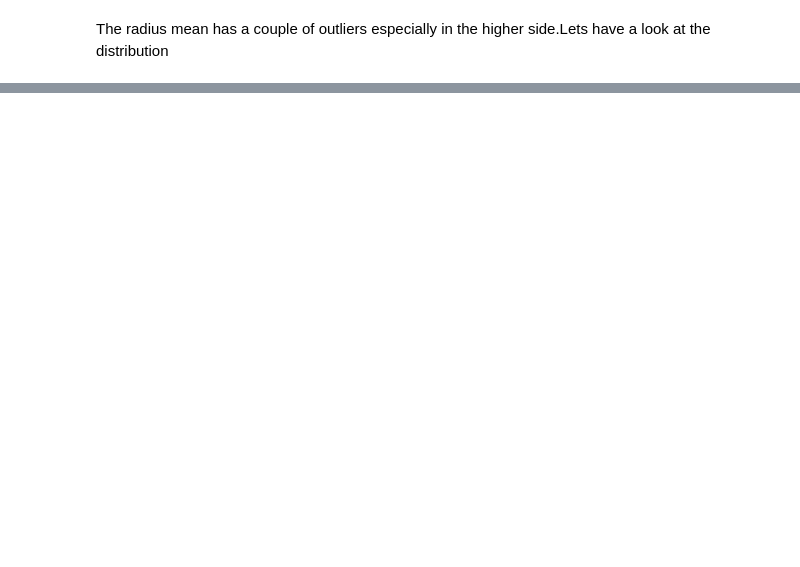
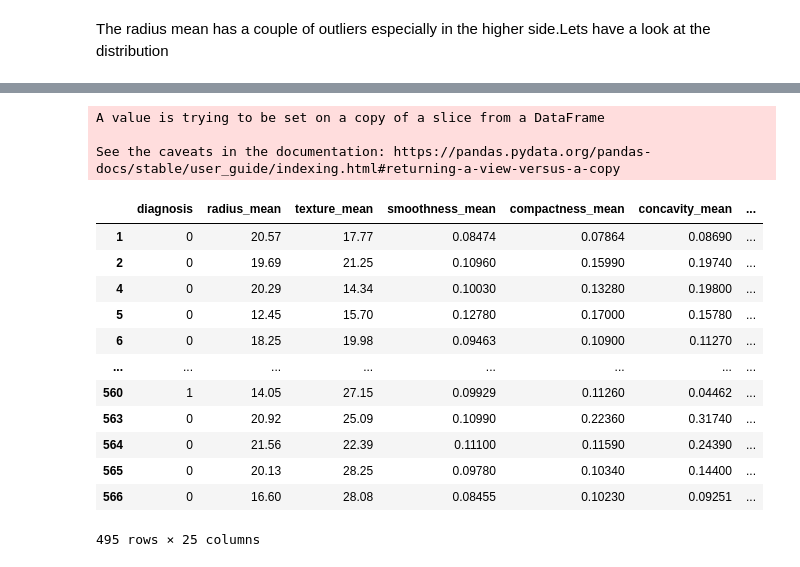
Before and after one commit to Blvisse/Breast-Cancer-Causality, a Jupyter notebook: notebooks/EDA.ipynb, the cells around one changed output, grey strips where cells are left out. Drawn from its saved outputs; the diff is of its cells as text; code cells hidden in the pictures; blank space fills up the shorter version.

```diff
--- a/notebooks/EDA.ipynb
+++ b/notebooks/EDA.ipynb
@@ -330,0 +582,21 @@ Index(['id', 'radius_mean', 'texture_mean', 'perimeter_mean', 'area_mean',
+# %%
+drop=['area_se','area_mean','area_worst','perimeter_worst','perimeter_se','perimeter_mean']
+data.drop(labels=drop,axis=1,inplace=True)
+data
+# %% [output]
+A value is trying to be set on a copy of a slice from a DataFrame
+
+See the caveats in the documentation: https://pandas.pydata.org/pandas-docs/stable/user_guide/indexing.html#returning-a-view-versus-a-copy
+|  | diagnosis | radius_mean | texture_mean | smoothness_mean | compactness_mean | concavity_mean | ... |
+| 1 | 0 | 20.57 | 17.77 | 0.08474 | 0.07864 | 0.08690 | ... |
+| 2 | 0 | 19.69 | 21.25 | 0.10960 | 0.15990 | 0.19740 | ... |
+| 4 | 0 | 20.29 | 14.34 | 0.10030 | 0.13280 | 0.19800 | ... |
+| 5 | 0 | 12.45 | 15.70 | 0.12780 | 0.17000 | 0.15780 | ... |
+| 6 | 0 | 18.25 | 19.98 | 0.09463 | 0.10900 | 0.11270 | ... |
+| ... | ... | ... | ... | ... | ... | ... | ... |
+| 560 | 1 | 14.05 | 27.15 | 0.09929 | 0.11260 | 0.04462 | ... |
+| 563 | 0 | 20.92 | 25.09 | 0.10990 | 0.22360 | 0.31740 | ... |
+| 564 | 0 | 21.56 | 22.39 | 0.11100 | 0.11590 | 0.24390 | ... |
+| 565 | 0 | 20.13 | 28.25 | 0.09780 | 0.10340 | 0.14400 | ... |
+| 566 | 0 | 16.60 | 28.08 | 0.08455 | 0.10230 | 0.09251 | ... |
+495 rows × 25 columns
```
Also changed, not shown: parts of 62 cells of this notebook, 4 other files.
